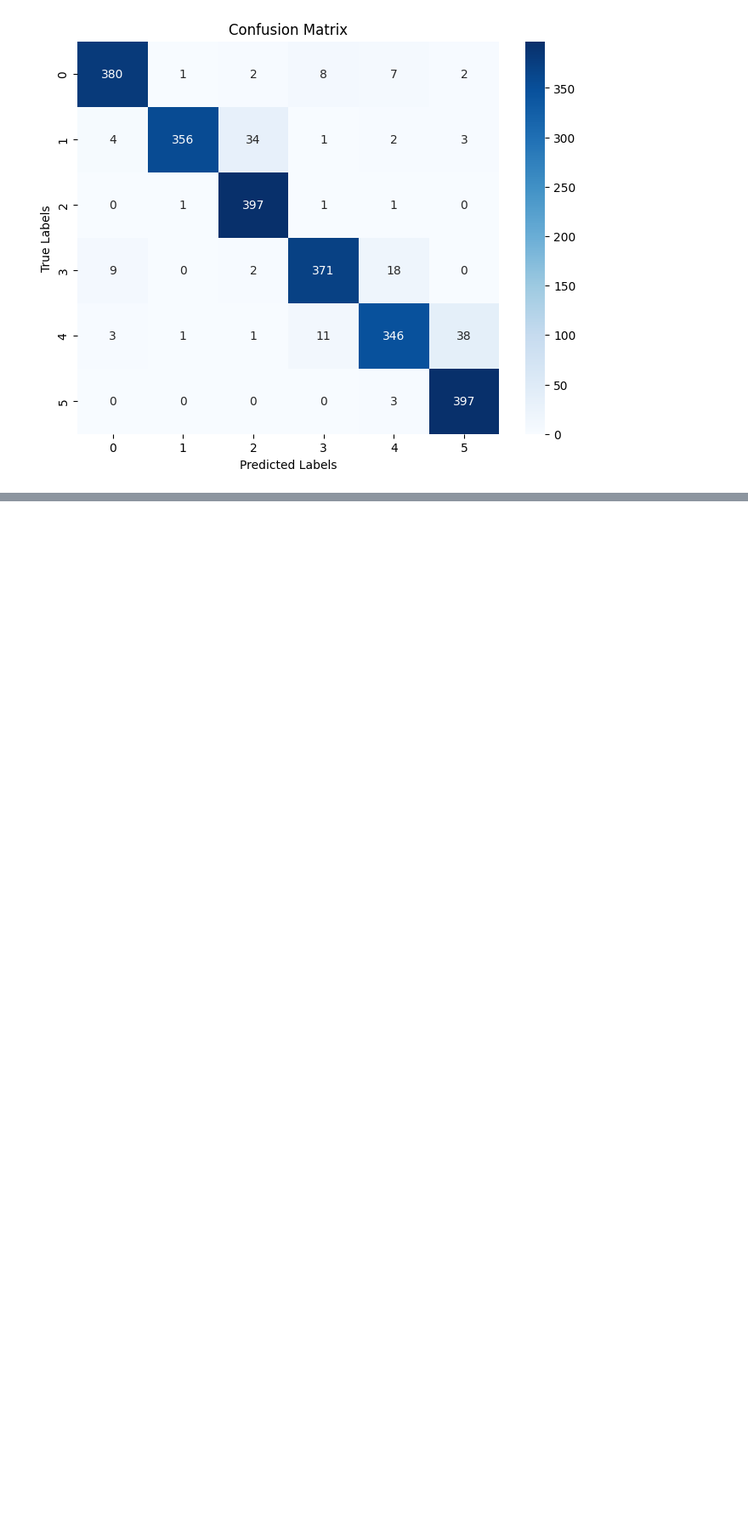
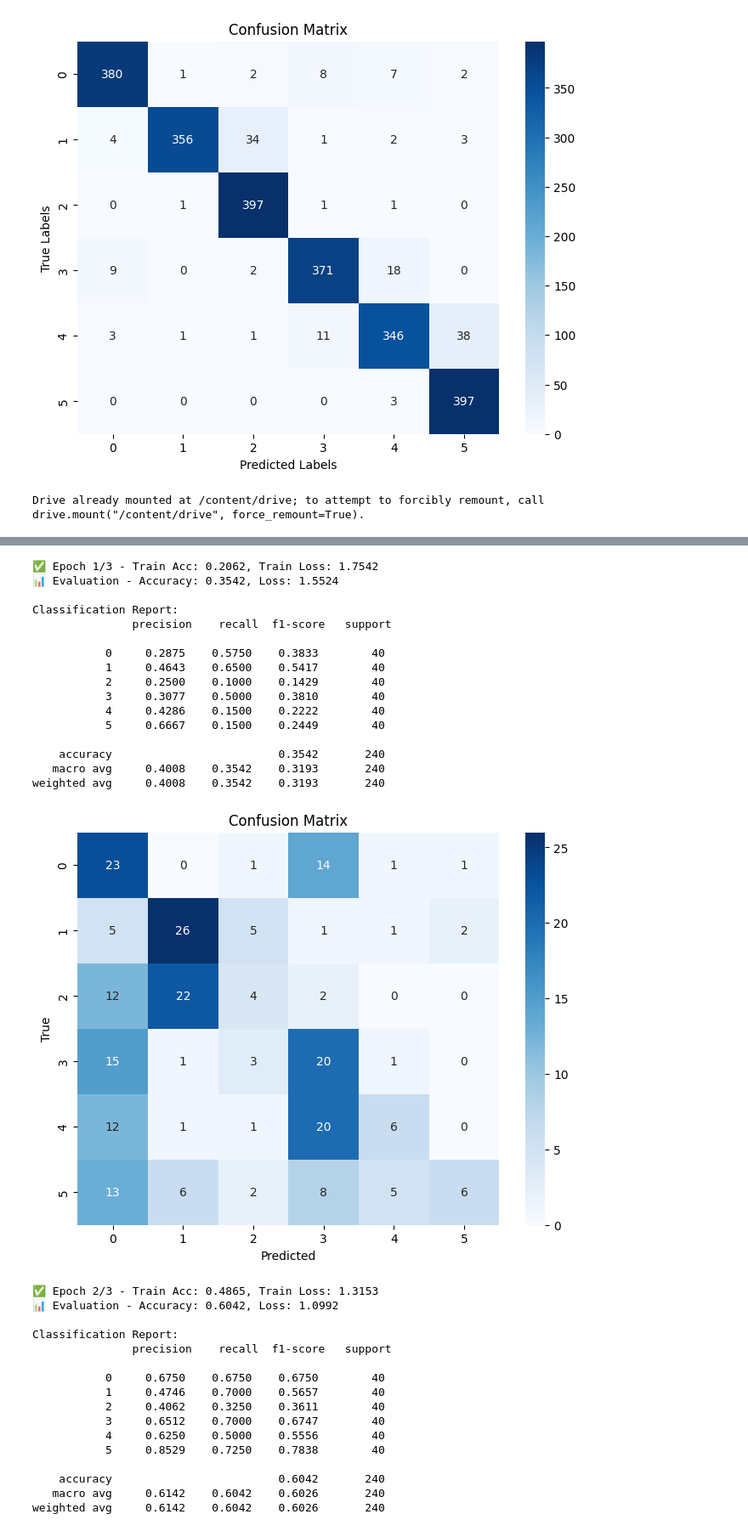
Before and after one commit to ArashNabaei/MultiModel-EmotionDetection, a Jupyter notebook: src/Text/text.ipynb, the cells around one changed output, grey strips where cells are left out. Shown at 85% size. Saved outputs shown, nothing was run; the diff lists cells and outputs as text; code cells hidden in the pictures; blank space fills up the shorter version.

```diff
--- a/src/Text/text.ipynb
+++ b/src/Text/text.ipynb
@@ -53,7 +53,7 @@ class TextDataset(Dataset):
 # %%
 drive.mount('/content/drive')
 
-dataset_path = '/content/drive/My Drive/University/Bachelor/FinalProject/emotions.csv'
+dataset_path = '/content/drive/My Drive/University/Bachelor/FinalProject/Datasets/text_emotions.csv'
 # %% [output]
 Mounted at /content/drive
 # %%
@@ -204,0 +372,45 @@ tokenizer.save_pretrained(save_directory)
+# %%
+class ModelSaver:
+    def __init__(self, directory, tokenizer_name='bert-base-uncased'):
+        self.directory = directory
+        self.tokenizer_name = tokenizer_name
+
+    def save_model(self, model):
+        model.save_pretrained(self.directory)
+        print(f"Model saved to {self.directory}")
+
+    def save_tokenizer(self):
+        tokenizer = BertTokenizer.from_pretrained(self.tokenizer_name)
+        tokenizer.save_pretrained(self.directory)
+        print(f"Tokenizer saved to {self.directory}")
+
+    def save_all(self, model):
+        self.save_model(model)
+        self.save_tokenizer()
+# %%
+# Mount Google Drive
+drive.mount('/content/drive')
+
+# Paths
+dataset_path = '/content/drive/My Drive/University/Bachelor/FinalProject/Datasets/text_emotions.csv'
+save_directory = '/content/drive/My Drive/University/Bachelor/FinalProject/Models/Text'
+
+# Load & tokenize data
+data_handler = DataHandler(dataset_path)
+train_df, test_df = data_handler.load_data()
+train_dataset, test_dataset = data_handler.prepare_datasets(train_df, test_df)
+
+# DataLoaders
+train_loader = DataLoader(train_dataset, batch_size=16, shuffle=True)
+test_loader = DataLoader(test_dataset, batch_size=16)
+
+# Train & Evaluate Model
+classifier = EmotionClassifier(epochs=3)
+classifier.train(train_loader, eval_loader=test_loader)
+classifier.plot_metrics()
+
+# Save Model and Tokenizer
+saver = ModelSaver(save_directory)
+saver.save_all(classifier.model)
+# %% [output]
+Drive already mounted at /content/drive; to attempt to forcibly remount, call drive.mount("/content/drive", force_remount=True).
@@ -204,0 +419,33 @@ tokenizer.save_pretrained(save_directory)
+✅ Epoch 1/3 - Train Acc: 0.2062, Train Loss: 1.7542
+📊 Evaluation - Accuracy: 0.3542, Loss: 1.5524
+
+Classification Report:
+               precision    recall  f1-score   support
+
+           0     0.2875    0.5750    0.3833        40
+           1     0.4643    0.6500    0.5417        40
+           2     0.2500    0.1000    0.1429        40
+           3     0.3077    0.5000    0.3810        40
+           4     0.4286    0.1500    0.2222        40
+           5     0.6667    0.1500    0.2449        40
+
+    accuracy                         0.3542       240
+   macro avg     0.4008    0.3542    0.3193       240
+weighted avg     0.4008    0.3542    0.3193       240
+[figure, added]
+✅ Epoch 2/3 - Train Acc: 0.4865, Train Loss: 1.3153
+📊 Evaluation - Accuracy: 0.6042, Loss: 1.0992
+
+Classification Report:
+               precision    recall  f1-score   support
+
+           0     0.6750    0.6750    0.6750        40
+           1     0.4746    0.7000    0.5657        40
+           2     0.4062    0.3250    0.3611        40
+           3     0.6512    0.7000    0.6747        40
+           4     0.6250    0.5000    0.5556        40
+           5     0.8529    0.7250    0.7838        40
+
+    accuracy                         0.6042       240
+   macro avg     0.6142    0.6042    0.6026       240
+weighted avg     0.6142    0.6042    0.6026       240
```
Also changed, not shown: parts of 5 cells of this notebook, 1 other file.
